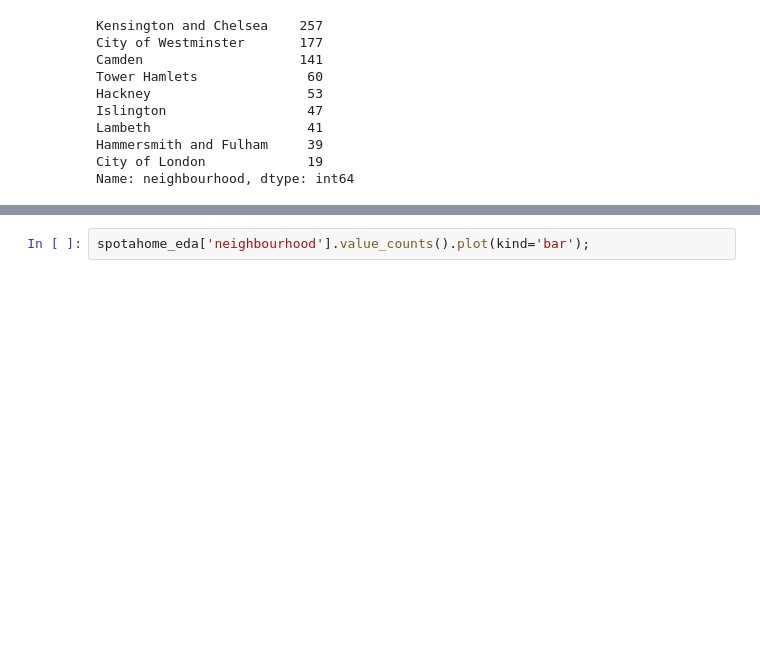
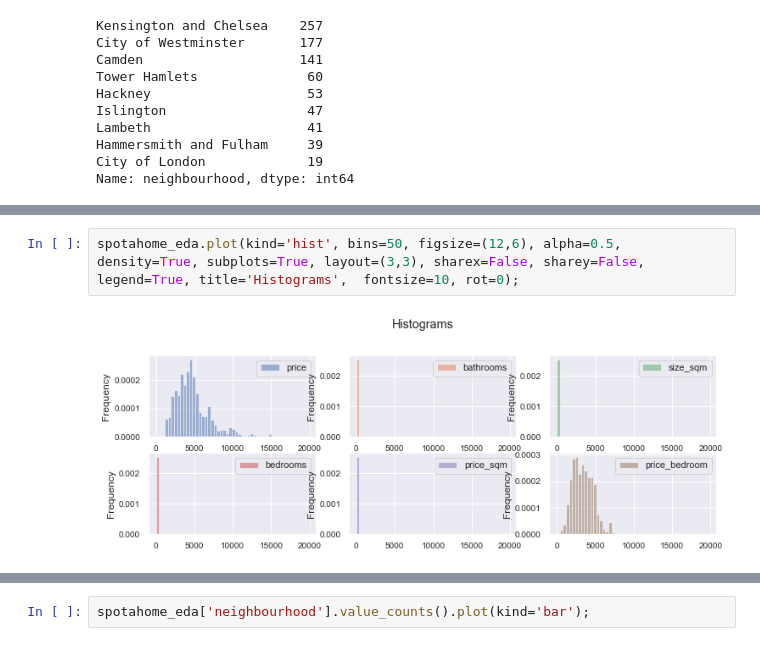
Before and after one commit to capstone-jmrs/capstone-proptech-repo, a Jupyter notebook: spotahome_julia_complete_new.ipynb, the cells around one changed output, grey strips where cells are left out. Saved outputs shown, nothing was run; the diff lists cells and outputs as text; blank space fills up the shorter version.

```diff
--- a/spotahome_julia_complete_new.ipynb
+++ b/spotahome_julia_complete_new.ipynb
@@ -844,0 +849,4 @@ Name: neighbourhood, dtype: int64
+# %%
+spotahome_eda.plot(kind='hist', bins=50, figsize=(12,6), alpha=0.5, density=True, subplots=True, layout=(3,3), sharex=False, sharey=False, legend=True, title='Histograms',  fontsize=10, rot=0);
+# %% [output]
+[figure, added]
```
Also changed, not shown: parts of 8 cells of this notebook.
